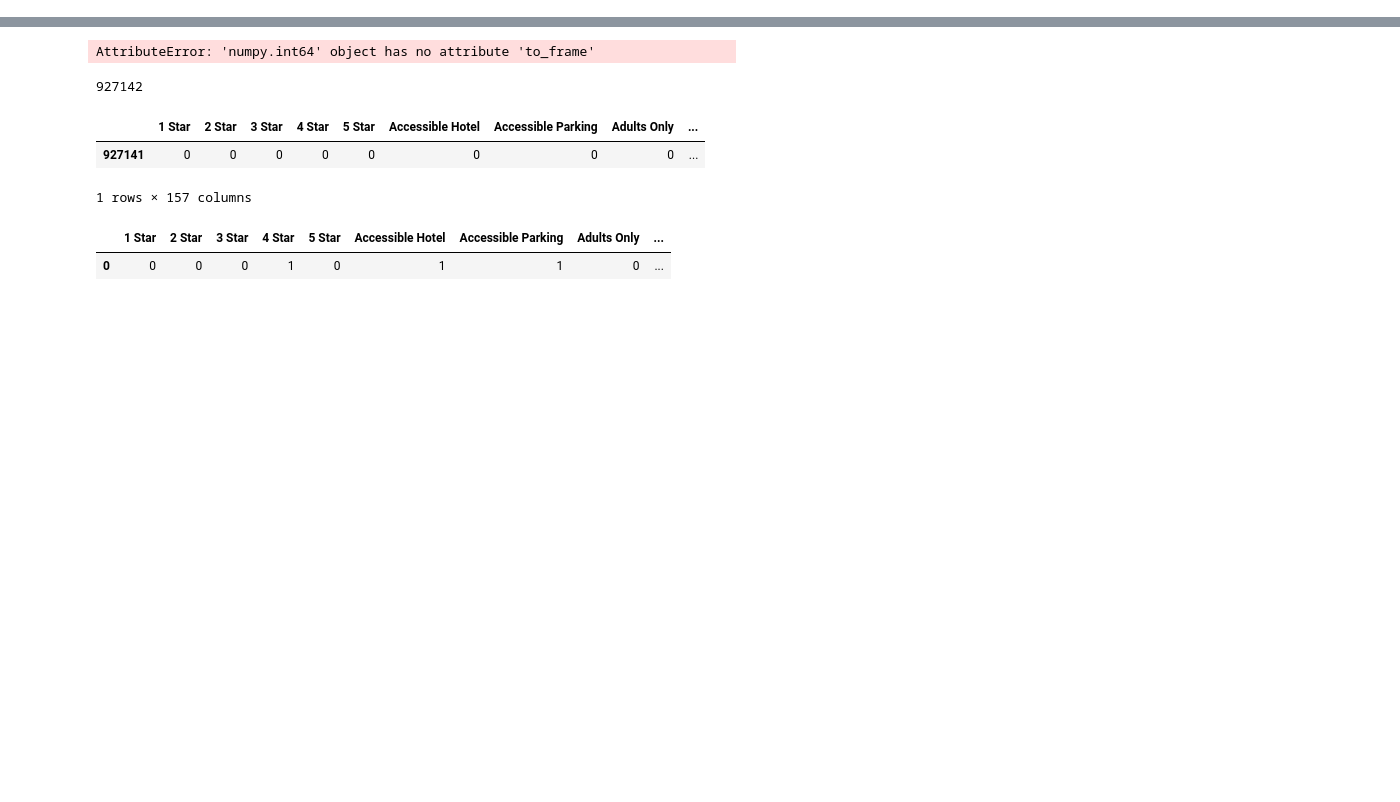
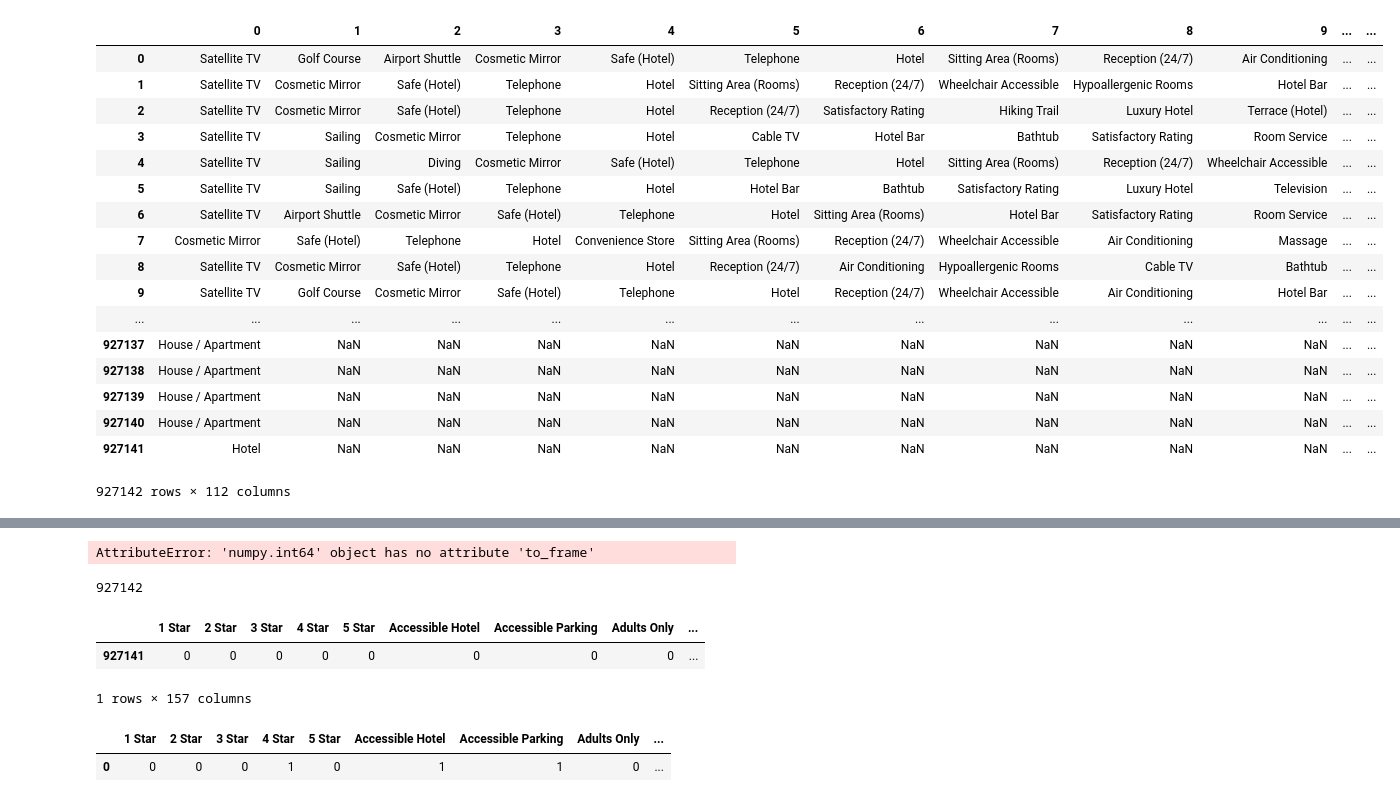
Before and after one commit to sooah/trivago_RecSys_Challenge_2019, a Jupyter notebook: meta_arrange.ipynb, the cells around one changed output, grey strips where cells are left out. Saved outputs shown, nothing was run; the diff lists cells and outputs as text; code cells hidden in the pictures; blank space fills up the shorter version.

```diff
--- a/meta_arrange.ipynb
+++ b/meta_arrange.ipynb
@@ -14,4 +34,25 @@ split = pro.properties.str.split('|')
 # %%
 split_ = split.apply(lambda x : pd.Series(x))
+# %%
+split_
+# %% [output]
+|  | 0 | 1 | 2 | 3 | 4 | 5 | 6 | 7 | 8 | 9 | ... | ... |
+| 0 | Satellite TV | Golf Course | Airport Shuttle | Cosmetic Mirror | Safe (Hotel) | Telephone | Hotel | Sitting Area (Rooms) | Reception (24/7) | Air Conditioning | ... | ... |
+| 1 | Satellite TV | Cosmetic Mirror | Safe (Hotel) | Telephone | Hotel | Sitting Area (Rooms) | Reception (24/7) | Wheelchair Accessible | Hypoallergenic Rooms | Hotel Bar | ... | ... |
+| 2 | Satellite TV | Cosmetic Mirror | Safe (Hotel) | Telephone | Hotel | Reception (24/7) | Satisfactory Rating | Hiking Trail | Luxury Hotel | Terrace (Hotel) | ... | ... |
+| 3 | Satellite TV | Sailing | Cosmetic Mirror | Telephone | Hotel | Cable TV | Hotel Bar | Bathtub | Satisfactory Rating | Room Service | ... | ... |
+| 4 | Satellite TV | Sailing | Diving | Cosmetic Mirror | Safe (Hotel) | Telephone | Hotel | Sitting Area (Rooms) | Reception (24/7) | Wheelchair Accessible | ... | ... |
+| 5 | Satellite TV | Sailing | Safe (Hotel) | Telephone | Hotel | Hotel Bar | Bathtub | Satisfactory Rating | Luxury Hotel | Television | ... | ... |
+| 6 | Satellite TV | Airport Shuttle | Cosmetic Mirror | Safe (Hotel) | Telephone | Hotel | Sitting Area (Rooms) | Hotel Bar | Satisfactory Rating | Room Service | ... | ... |
+| 7 | Cosmetic Mirror | Safe (Hotel) | Telephone | Hotel | Convenience Store | Sitting Area (Rooms) | Reception (24/7) | Wheelchair Accessible | Air Conditioning | Massage | ... | ... |
+| 8 | Satellite TV | Cosmetic Mirror | Safe (Hotel) | Telephone | Hotel | Reception (24/7) | Air Conditioning | Hypoallergenic Rooms | Cable TV | Bathtub | ... | ... |
+| 9 | Satellite TV | Golf Course | Cosmetic Mirror | Safe (Hotel) | Telephone | Hotel | Reception (24/7) | Wheelchair Accessible | Air Conditioning | Hotel Bar | ... | ... |
+| ... | ... | ... | ... | ... | ... | ... | ... | ... | ... | ... | ... | ... |
+| 927137 | House / Apartment | NaN | NaN | NaN | NaN | NaN | NaN | NaN | NaN | NaN | ... | ... |
+| 927138 | House / Apartment | NaN | NaN | NaN | NaN | NaN | NaN | NaN | NaN | NaN | ... | ... |
+| 927139 | House / Apartment | NaN | NaN | NaN | NaN | NaN | NaN | NaN | NaN | NaN | ... | ... |
+| 927140 | House / Apartment | NaN | NaN | NaN | NaN | NaN | NaN | NaN | NaN | NaN | ... | ... |
+| 927141 | Hotel | NaN | NaN | NaN | NaN | NaN | NaN | NaN | NaN | NaN | ... | ... |
+927142 rows × 112 columns
 # %%
 split_sin = split_.stack().reset_index(level=1,drop=True).to_frame('property_single')
```
Also changed, not shown: parts of 9 cells of this notebook.
